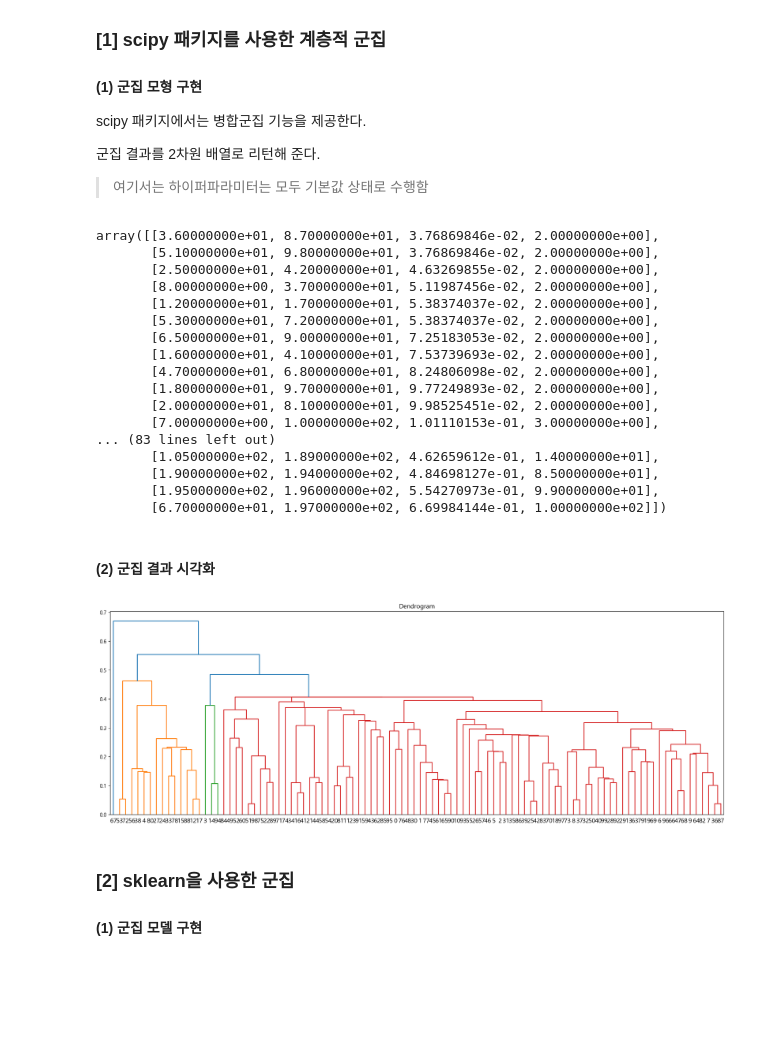
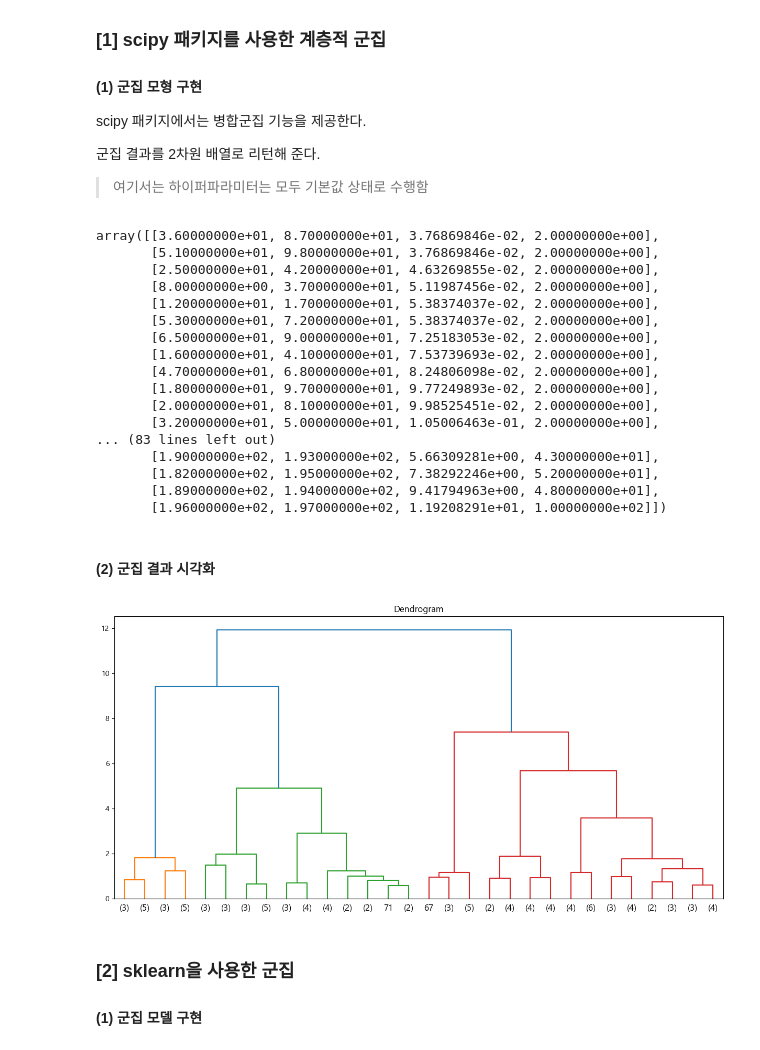
Before and after one commit to hyk2202/megait, a Jupyter notebook: megait/F. 머신러닝/02.비지도학습/(3) Hierarchical/01-계층적군집-덴드로그램.ipynb, the cells around one changed output. Cells and saved outputs as stored; diff of their text form; code cells hidden in the pictures; blank space fills up the shorter version.

```diff
--- a/megait/F. 머신러닝/02.비지도학습/(3) Hierarchical/01-계층적군집-덴드로그램.ipynb
+++ b/megait/F. 머신러닝/02.비지도학습/(3) Hierarchical/01-계층적군집-덴드로그램.ipynb
@@ -48,7 +48,7 @@ scipy 패키지에서는 병합군집 기능을 제공한다.
 
 > 여기서는 하이퍼파라미터는 모두 기본값 상태로 수행함
 # %%
-lnk = linkage(df)
+lnk = linkage(df, method='ward')
 lnk
 # %% [output]
 array([[3.60000000e+01, 8.70000000e+01, 3.76869846e-02, 2.00000000e+00],
@@ -62,38 +62,41 @@ array([[3.60000000e+01, 8.70000000e+01, 3.76869846e-02, 2.00000000e+00],
        [4.70000000e+01, 6.80000000e+01, 8.24806098e-02, 2.00000000e+00],
        [1.80000000e+01, 9.70000000e+01, 9.77249893e-02, 2.00000000e+00],
        [2.00000000e+01, 8.10000000e+01, 9.98525451e-02, 2.00000000e+00],
-       [7.00000000e+00, 1.00000000e+02, 1.01110153e-01, 3.00000000e+00],
+       [3.20000000e+01, 5.00000000e+01, 1.05006463e-01, 2.00000000e+00],
 ... (83 lines left out)
-       [1.05000000e+02, 1.89000000e+02, 4.62659612e-01, 1.40000000e+01],
-       [1.90000000e+02, 1.94000000e+02, 4.84698127e-01, 8.50000000e+01],
-       [1.95000000e+02, 1.96000000e+02, 5.54270973e-01, 9.90000000e+01],
-       [6.70000000e+01, 1.97000000e+02, 6.69984144e-01, 1.00000000e+02]])
+       [1.90000000e+02, 1.93000000e+02, 5.66309281e+00, 4.30000000e+01],
+       [1.82000000e+02, 1.95000000e+02, 7.38292246e+00, 5.20000000e+01],
+       [1.89000000e+02, 1.94000000e+02, 9.41794963e+00, 4.80000000e+01],
+       [1.96000000e+02, 1.97000000e+02, 1.19208291e+01, 1.00000000e+02]])
 # %% [markdown]
 #### (2) 군집 결과 시각화
 # %%
-fig = plt.figure(figsize=(21, 7), dpi=200)
+fig = plt.figure(figsize=(15, 7), dpi=100)
 ax = fig.gca()
 
 dendrogram(lnk, ax=ax,
-           leaf_rotation=0, leaf_font_size=12,
+           p=30, # 맨 위에 몇 개의 노드를 표시할 것인지
+           truncate_mode='lastp', # 'lastp': p개의 노드를 표시하고 나머지는 짧게 표시
+           leaf_rotation=0,
+           leaf_font_size=12,
             # 각 노드 n에 대해 두 하위 링크가 표시되는 순서
            # False: 아무것도 안함(기본값)
            # 'ascending': 클러스터에 원본 개체수가 가장 적은 하위 객체가 먼저 출력
            # `descending`: 클러스터에 원본 개체수가 가장 많은 하위 객체가 먼저 출력
            count_sort='ascending',
            # 각 노드 n에 대해 두 하위 링크가 표시되는 순서
            # False: 아무것도 안함(기본값)
            # 'ascending': 직계 자손의 사이의 거리가 최소인 하위 항목이 먼저 표시됨
            # `descending`: 직계 자손의 사이의 거리가 최대인 하위 항목이 먼저 표시됨
            distance_sort='ascending',
            show_leaf_counts=True, # True: 맨 아래에 노드에 속한 개체 수 표시(k>1 경우만...)
 )
 
 ax.set_title("Dendrogram")
 plt.show()
 plt.close()
 # %% [output]
-[figure, old version]
+[figure, new version]
 # %% [markdown]
 ### [2] sklearn을 사용한 군집
 
```
Also changed, not shown: parts of 2 cells of this notebook, 4 other files.
